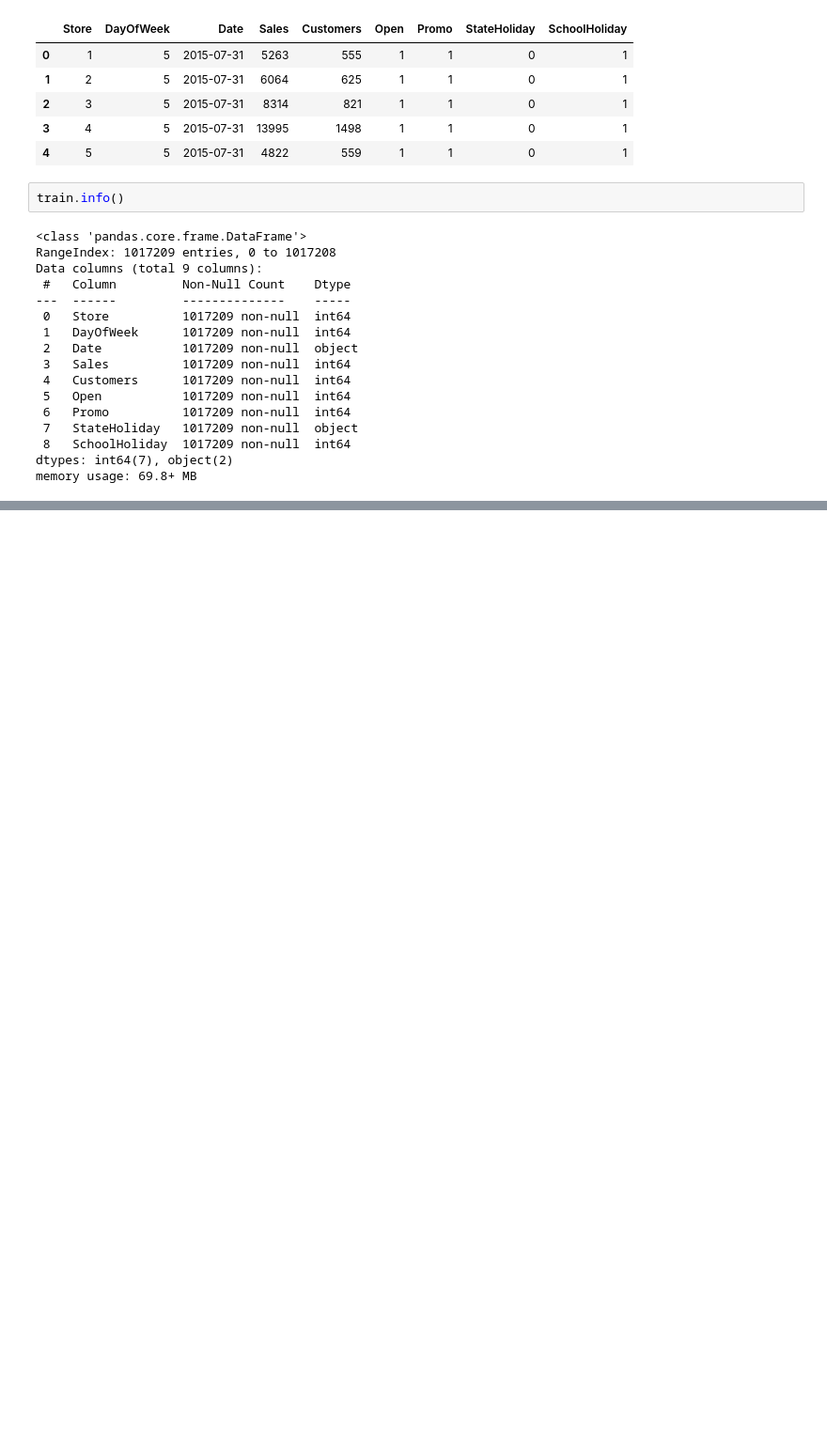
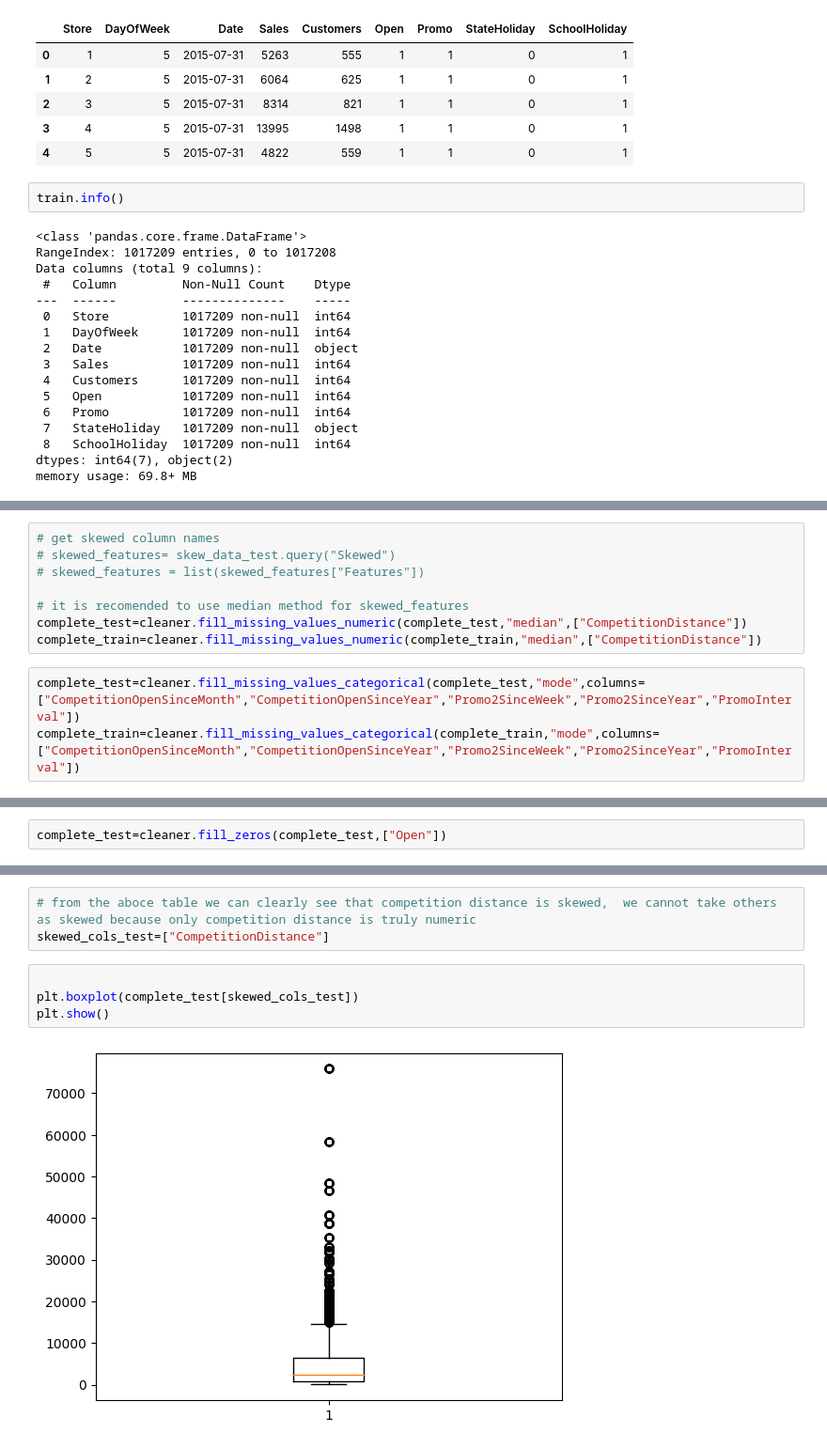
Before and after one commit to Nathnael12/pharmaceutical-sales-prediction, a Jupyter notebook: notbooks/data_preprocessing.ipynb, the cells around one changed output, grey strips where cells are left out. Shown at 94% size. Cells and saved outputs as stored; diff of their text form; blank space fills up the shorter version.

```diff
--- a/notbooks/data_preprocessing.ipynb
+++ b/notbooks/data_preprocessing.ipynb
@@ -136,0 +295,11 @@ memory usage: 69.8+ MB
+# %%
+# get skewed column names
+# skewed_features= skew_data_test.query("Skewed")
+# skewed_features = list(skewed_features["Features"])
+
+# it is recomended to use median method for skewed_features
+complete_test=cleaner.fill_missing_values_numeric(complete_test,"median",["CompetitionDistance"])
+complete_train=cleaner.fill_missing_values_numeric(complete_train,"median",["CompetitionDistance"])
+# %%
+complete_test=cleaner.fill_missing_values_categorical(complete_test,"mode",columns=["CompetitionOpenSinceMonth","CompetitionOpenSinceYear","Promo2SinceWeek","Promo2SinceYear","PromoInterval"])
+complete_train=cleaner.fill_missing_values_categorical(complete_train,"mode",columns=["CompetitionOpenSinceMonth","CompetitionOpenSinceYear","Promo2SinceWeek","Promo2SinceYear","PromoInterval"])
@@ -136,0 +329,2 @@ memory usage: 69.8+ MB
+# %%
+complete_test=cleaner.fill_zeros(complete_test,["Open"])
@@ -136,0 +374,9 @@ memory usage: 69.8+ MB
+# %%
+# from the aboce table we can clearly see that competition distance is skewed,  we cannot take others as skewed because only competition distance is truly numeric
+skewed_cols_test=["CompetitionDistance"]
+# %%
+
+plt.boxplot(complete_test[skewed_cols_test])
+plt.show()
+# %% [output]
+[figure, added]
```
Also changed, not shown: parts of 26 cells of this notebook.
